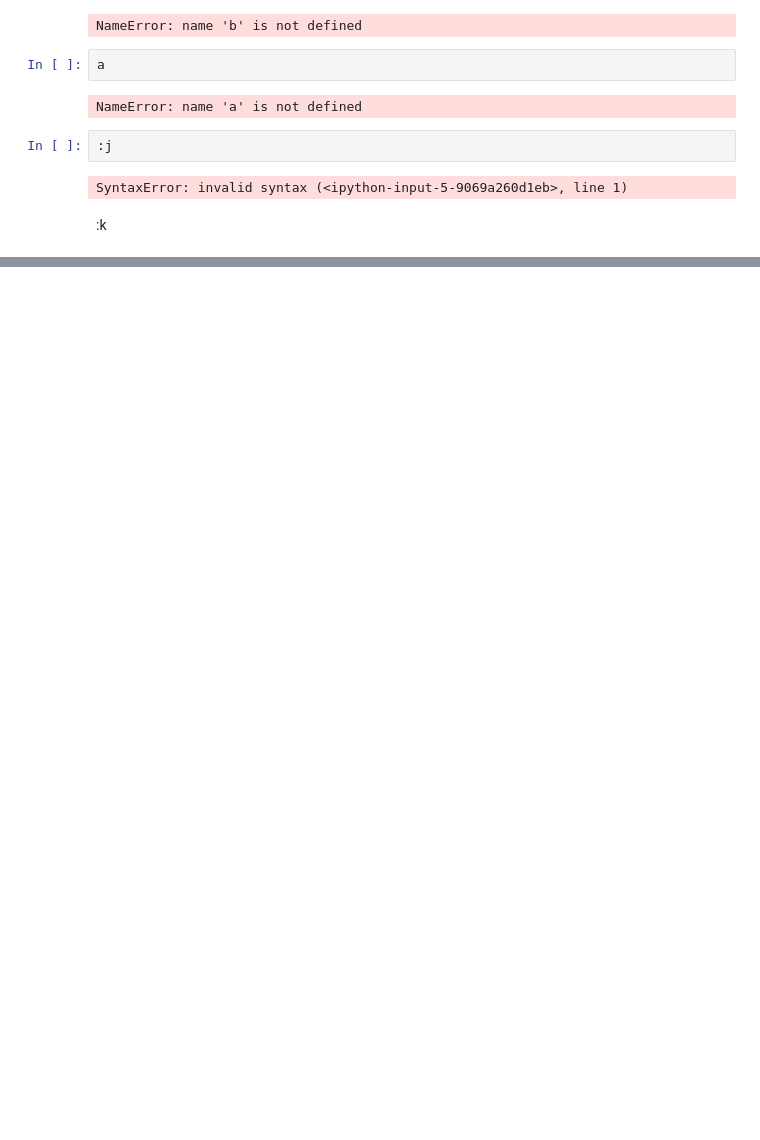
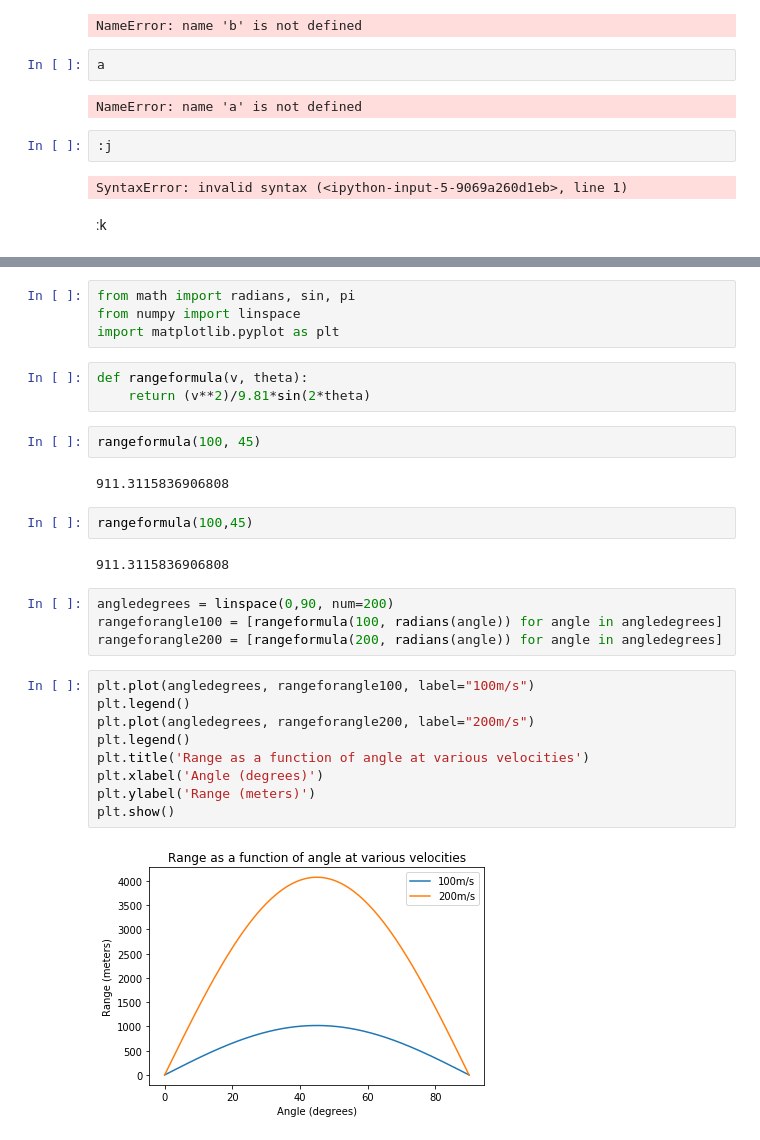
Before and after one commit to JamesRoth/datascience, a Jupyter notebook: Ballistics.ipynb, the cells around one changed output, grey strips where cells are left out. Saved outputs shown, nothing was run; the diff lists cells and outputs as text; blank space fills up the shorter version.

```diff
--- a/Ballistics.ipynb
+++ b/Ballistics.ipynb
@@ -48,0 +22,30 @@ Do you want to add a hyperlink? How about the documentation for markdown at [Dar
+# %%
+from math import radians, sin, pi
+from numpy import linspace
+import matplotlib.pyplot as plt
+# %%
+def rangeformula(v, theta):
+    return (v**2)/9.81*sin(2*theta)
+# %%
+rangeformula(100, 45)
+# %% [output]
+911.3115836906808
+# %%
+rangeformula(100,45)
+# %% [output]
+911.3115836906808
+# %%
+angledegrees = linspace(0,90, num=200)
+rangeforangle100 = [rangeformula(100, radians(angle)) for angle in angledegrees]
+rangeforangle200 = [rangeformula(200, radians(angle)) for angle in angledegrees]
+# %%
+plt.plot(angledegrees, rangeforangle100, label="100m/s")
+plt.legend()
+plt.plot(angledegrees, rangeforangle200, label="200m/s")
+plt.legend()
+plt.title('Range as a function of angle at various velocities')
+plt.xlabel('Angle (degrees)')
+plt.ylabel('Range (meters)')
+plt.show()
+# %% [output]
+[figure, added]
```
Also changed, not shown: parts of 7 cells of this notebook.
